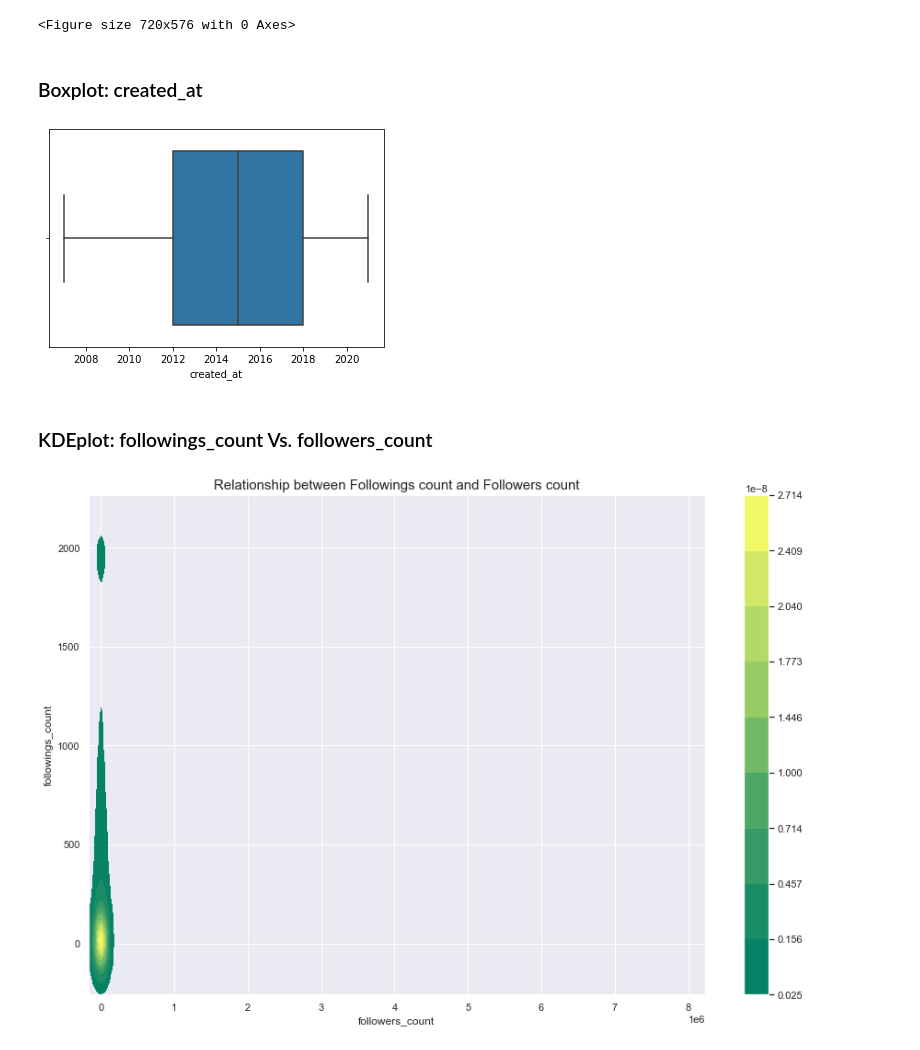
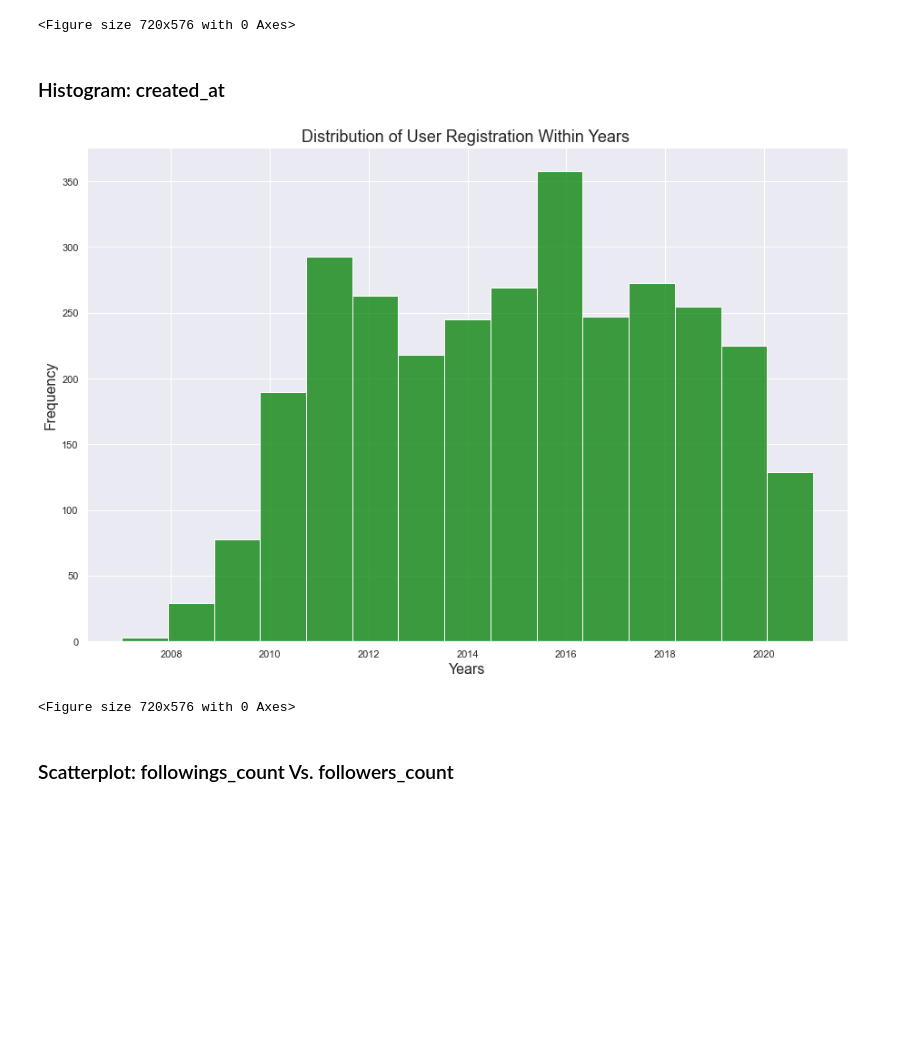
Before and after one commit to machung2001/SoundCloud, a Jupyter notebook: src/users_plotCharts.ipynb, the cells around one changed output. Cells and saved outputs as stored; diff of their text form; code cells hidden in the pictures; blank space fills up the shorter version.

```diff
--- a/src/users_plotCharts.ipynb
+++ b/src/users_plotCharts.ipynb
@@ -77,18 +77,18 @@ plt.clf()
 [figure]
 <Figure size 720x576 with 0 Axes>
 # %% [markdown]
-### Boxplot: created_at
+### Histogram: created_at
-# %%
-df['created_at'] = pd.to_datetime(df['created_at']) # convert string data to datetime object
-sns.boxplot(x=df['created_at'].dt.year);
-plt.show()
-# %% [output]
-[figure, removed]
+# %%
+sns.set(style="darkgrid")
+sns.histplot(data=df['created_at'].dt.year, kde=False, color='green', bins=15)
+sns.set(rc={'figure.figsize':(10,8)})
+plt.title('Distribution of User Registration Within Years ', fontsize=18)
+plt.xlabel('Years', fontsize=16)
+plt.ylabel('Frequency', fontsize=16)
+plt.show()
+plt.clf()
+# %% [output]
+[figure, added]
+<Figure size 720x576 with 0 Axes>
 # %% [markdown]
-### KDEplot: followings_count Vs. followers_count
+### Scatterplot: followings_count Vs. followers_count
-# %%
-sns.set(rc={'figure.figsize':(15,10)})
-ax = sns.kdeplot(data=df,x = 'followers_count',y = 'followings_count',color='blue', shade=True,cmap="summer",cbar=True)
-ax.set_title("Relationship between Followings count and Followers count",size = 15);
-# %% [output]
-[figure, removed]
```
Also changed, not shown: parts of 1 cell of this notebook.
